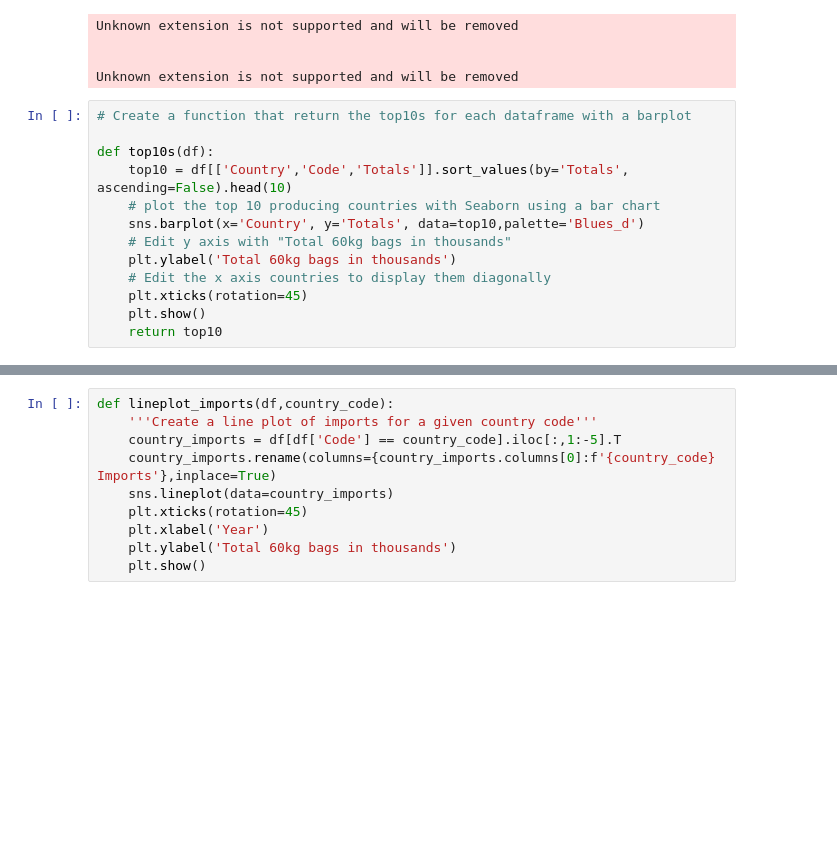
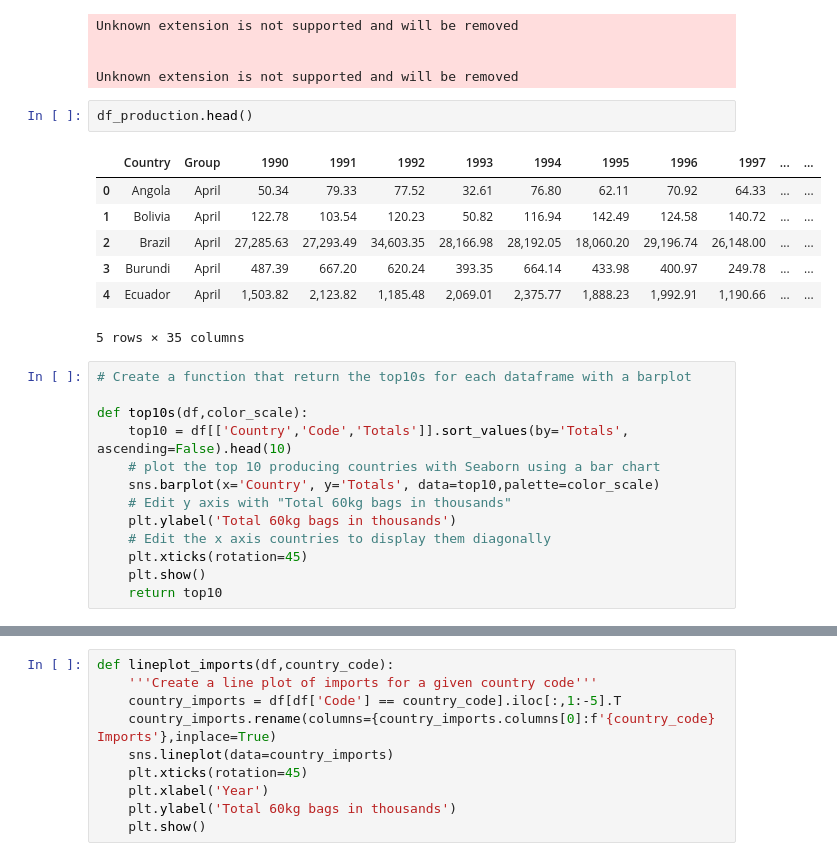
Before and after one commit to jjcastillot/Coffee_production_consumption, a Jupyter notebook: coffee_data_analysis.ipynb, the cells around one changed output, grey strips where cells are left out. Cells and saved outputs as stored; diff of their text form; blank space fills up the shorter version.

```diff
--- a/coffee_data_analysis.ipynb
+++ b/coffee_data_analysis.ipynb
@@ -54,13 +54,23 @@ Unknown extension is not supported and will be removed
 
 
 Unknown extension is not supported and will be removed
+# %%
+df_production.head()
+# %% [output]
+|  | Country | Group | 1990 | 1991 | 1992 | 1993 | 1994 | 1995 | 1996 | 1997 | ... | ... |
+| 0 | Angola | April | 50.34 | 79.33 | 77.52 | 32.61 | 76.80 | 62.11 | 70.92 | 64.33 | ... | ... |
+| 1 | Bolivia | April | 122.78 | 103.54 | 120.23 | 50.82 | 116.94 | 142.49 | 124.58 | 140.72 | ... | ... |
+| 2 | Brazil | April | 27,285.63 | 27,293.49 | 34,603.35 | 28,166.98 | 28,192.05 | 18,060.20 | 29,196.74 | 26,148.00 | ... | ... |
+| 3 | Burundi | April | 487.39 | 667.20 | 620.24 | 393.35 | 664.14 | 433.98 | 400.97 | 249.78 | ... | ... |
+| 4 | Ecuador | April | 1,503.82 | 2,123.82 | 1,185.48 | 2,069.01 | 2,375.77 | 1,888.23 | 1,992.91 | 1,190.66 | ... | ... |
+5 rows × 35 columns
 # %%
 # Create a function that return the top10s for each dataframe with a barplot
 
-def top10s(df):
+def top10s(df,color_scale):
     top10 = df[['Country','Code','Totals']].sort_values(by='Totals', ascending=False).head(10)
     # plot the top 10 producing countries with Seaborn using a bar chart
-    sns.barplot(x='Country', y='Totals', data=top10,palette='Blues_d')
+    sns.barplot(x='Country', y='Totals', data=top10,palette=color_scale)
     # Edit y axis with "Total 60kg bags in thousands"
     plt.ylabel('Total 60kg bags in thousands')
     # Edit the x axis countries to display them diagonally
```
Also changed, not shown: parts of 5 cells of this notebook, 5 other files.
